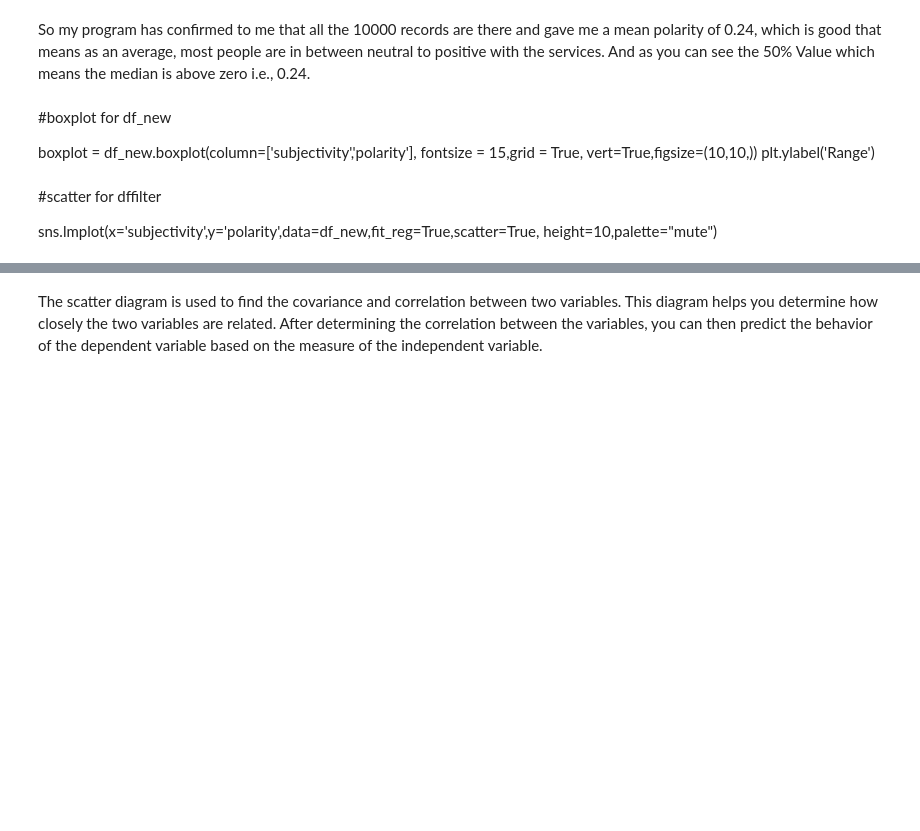
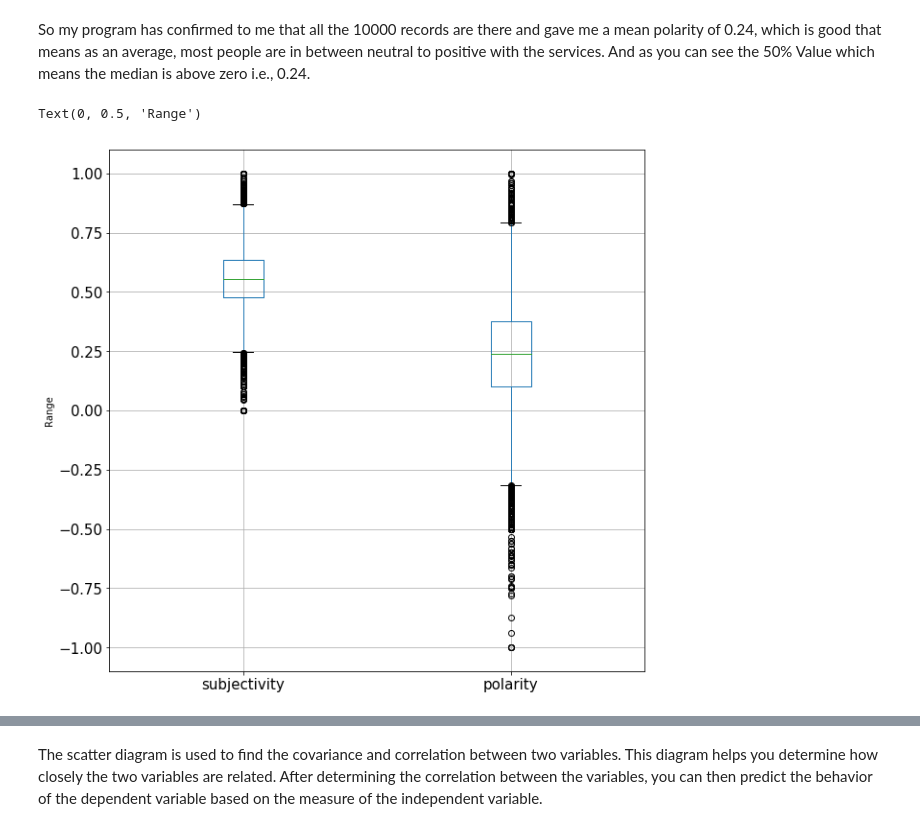
Before and after one commit to nishimishra71/Python, a Jupyter notebook: Capstone_2/Capstone_2.ipynb, the cells around one changed output, grey strips where cells are left out. Cells and saved outputs as stored; diff of their text form; code cells hidden in the pictures; blank space fills up the shorter version.

```diff
--- a/Capstone_2/Capstone_2.ipynb
+++ b/Capstone_2/Capstone_2.ipynb
@@ -203,3 +201,3 @@ Subjectivity — Subjective sentence expresses some personal feelings, views, or
 # %%
-#COLS = ['date','text', 'sentiment','subjectivity','polarity']
-#df_new = pd.DataFrame(columns=COLS)
+COLS = ['date','text', 'sentiment','subjectivity','polarity']
+df_new = pd.DataFrame(columns=COLS)
@@ -224,0 +204,13 @@ df_new.to_csv('Yelp_Text_Sentiment_Values.csv', mode='w', columns=COLS, index=Fa
+# %%
+for index, row in islice(df.iterrows(), 0, None):
+
+    new_entry = []
+    text_lower=(row['text'].lower())
+    blob = TextBlob(text_lower)
+    sentiment = blob.sentiment
+    polarity = sentiment.polarity
+    subjectivity = sentiment.subjectivity
+    new_entry += [row['date'],text_lower,sentiment,subjectivity,polarity]
+    single_survey_sentimet_df = pd.DataFrame([new_entry], columns=COLS)
+    df_new = df_new.append(single_survey_sentimet_df, ignore_index=True)
+df_new.to_csv('Yelp_Text_Sentiment_Values.csv', mode='w', columns=COLS, index=False, encoding="utf-8")
@@ -225,13 +242,12 @@ df_new.to_csv('Yelp_Text_Sentiment_Values.csv', mode='w', columns=COLS, index=Fa
 # %% [markdown]
 So my program has confirmed to me that all the 10000 records are there and gave me a mean polarity of 0.24, which is good that means as an average, most people are in between neutral to positive with the services.
 And as you can see the 50% Value which means the median is above zero i.e., 0.24.
-# %% [markdown]
-#boxplot for df_new
-
-boxplot = df_new.boxplot(column=['subjectivity','polarity'],
-                     fontsize = 15,grid = True, vert=True,figsize=(10,10,))
-plt.ylabel('Range')
-# %% [markdown]
-#scatter for dffilter
-
-sns.lmplot(x='subjectivity',y='polarity',data=df_new,fit_reg=True,scatter=True, height=10,palette="mute")
+# %%
+#boxplot for df_new
+
+boxplot = df_new.boxplot(column=['subjectivity','polarity'],
+                     fontsize = 15,grid = True, vert=True,figsize=(10,10,))
+plt.ylabel('Range')
+# %% [output]
+Text(0, 0.5, 'Range')
+[figure, added]
```
Also changed, not shown: parts of 32 cells of this notebook.
